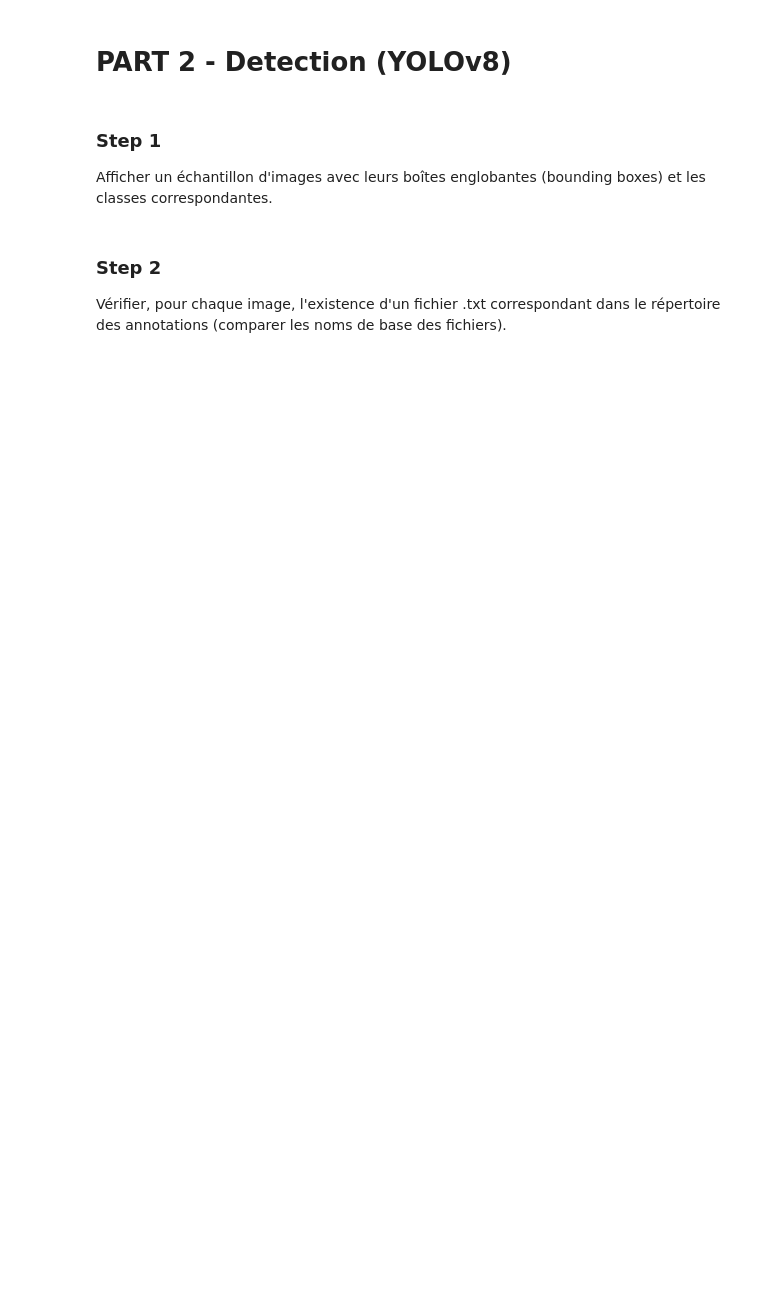
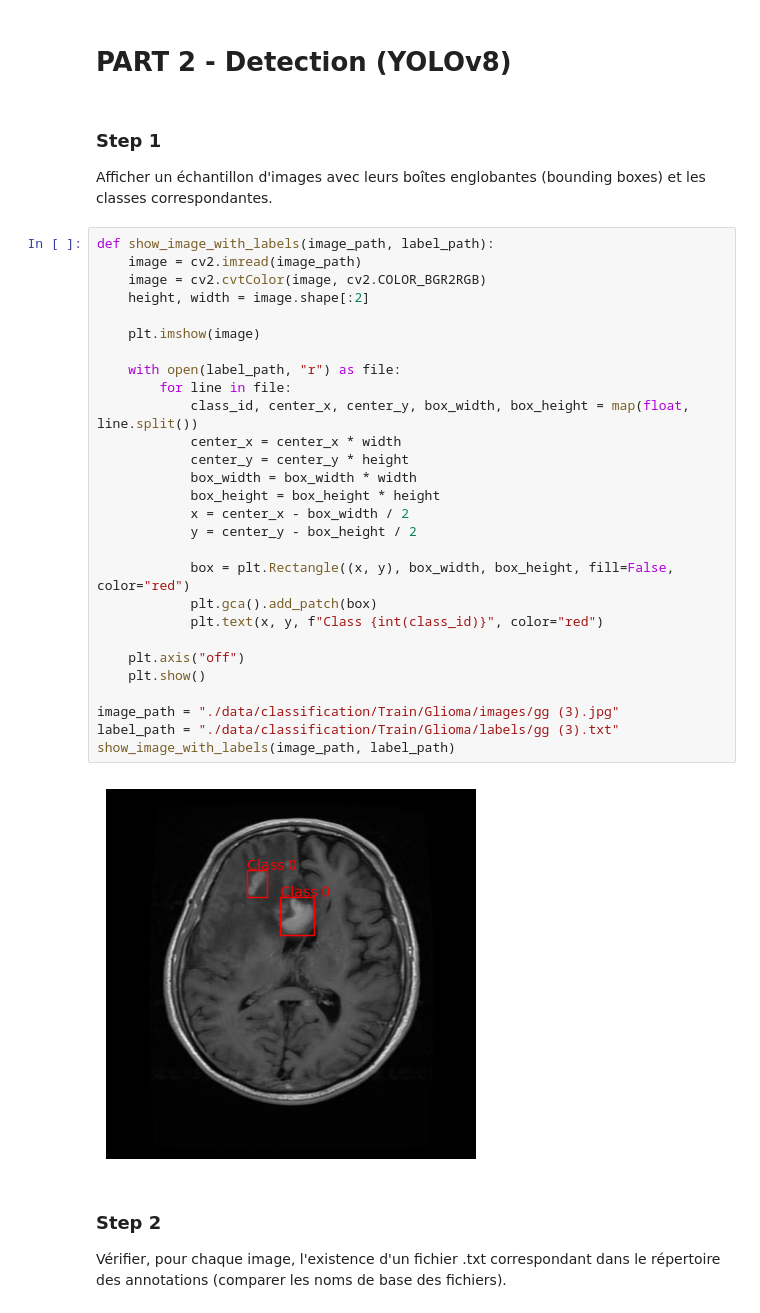
Before and after one commit to ElMehdiCherkaoui/Diagnostic-multimodal, a Jupyter notebook: notebook.ipynb, the cells around one changed output. Cells and saved outputs as stored; diff of their text form; blank space fills up the shorter version.

```diff
--- a/notebook.ipynb
+++ b/notebook.ipynb
@@ -444,6 +473,36 @@ Sauvegarder le modèle entraîné.
 ### Step 1
 
 Afficher un échantillon d'images avec leurs boîtes englobantes (bounding boxes) et les classes correspondantes.
+# %%
+def show_image_with_labels(image_path, label_path):
+    image = cv2.imread(image_path)
+    image = cv2.cvtColor(image, cv2.COLOR_BGR2RGB)
+    height, width = image.shape[:2]
+
+    plt.imshow(image)
+
+    with open(label_path, "r") as file:
+        for line in file:
+            class_id, center_x, center_y, box_width, box_height = map(float, line.split())
+            center_x = center_x * width
+            center_y = center_y * height
+            box_width = box_width * width
+            box_height = box_height * height
+            x = center_x - box_width / 2
+            y = center_y - box_height / 2
+
+            box = plt.Rectangle((x, y), box_width, box_height, fill=False, color="red")
+            plt.gca().add_patch(box)
+            plt.text(x, y, f"Class {int(class_id)}", color="red")
+
+    plt.axis("off")
+    plt.show()
+
+image_path = "./data/classification/Train/Glioma/images/gg (3).jpg"
+label_path = "./data/classification/Train/Glioma/labels/gg (3).txt"
+show_image_with_labels(image_path, label_path)
+# %% [output]
+[figure, added]
 # %% [markdown]
 ### Step 2
 
```
Also changed, not shown: parts of 13 cells of this notebook.
